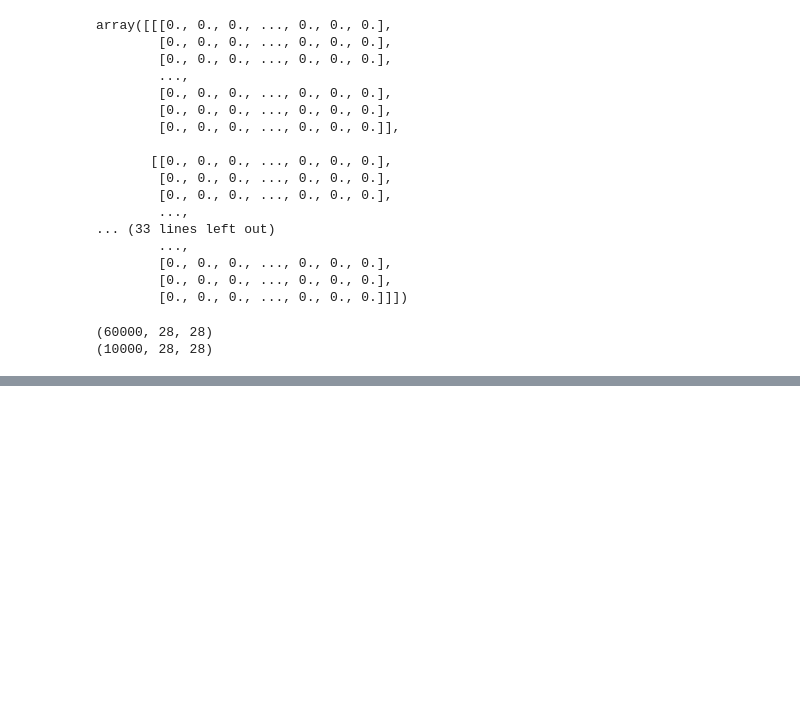
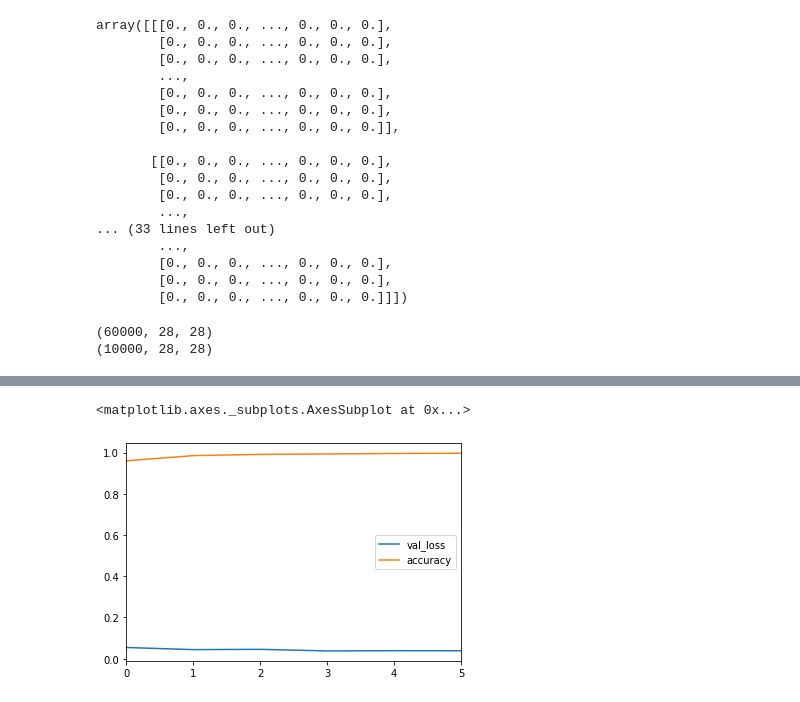
Before and after one commit to LIMON100/Deep-Learning, a Jupyter notebook: CNN/Onehotwithhandwritten.ipynb, the cells around one changed output, grey strips where cells are left out. Cells and saved outputs as stored; diff of their text form; code cells hidden in the pictures; blank space fills up the shorter version.

```diff
--- a/CNN/Onehotwithhandwritten.ipynb
+++ b/CNN/Onehotwithhandwritten.ipynb
@@ -110,0 +197,5 @@ x_test = x_test.reshape(6)
+# %%
+losses[['val_loss' , 'accuracy']].plot()
+# %% [output]
+<matplotlib.axes._subplots.AxesSubplot at 0x...>
+[figure, added]
```
Also changed, not shown: parts of 21 cells of this notebook.
